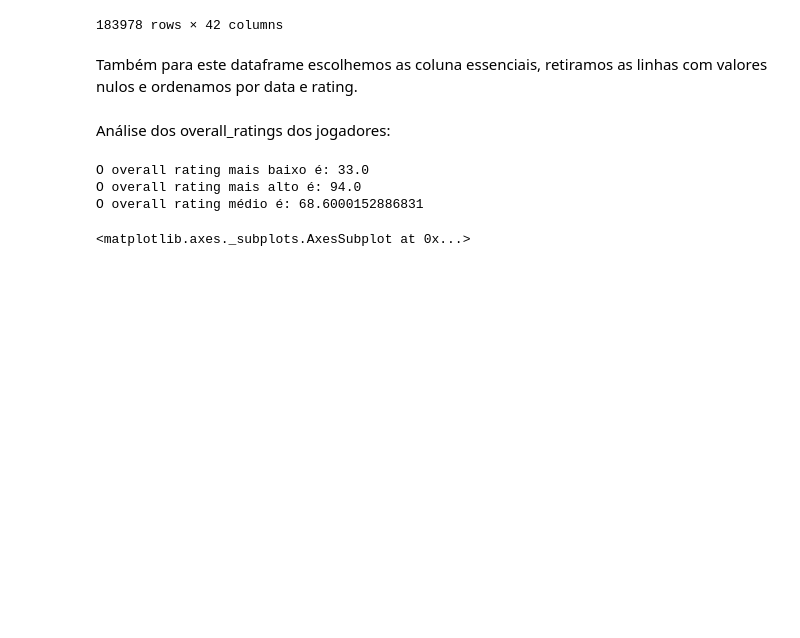
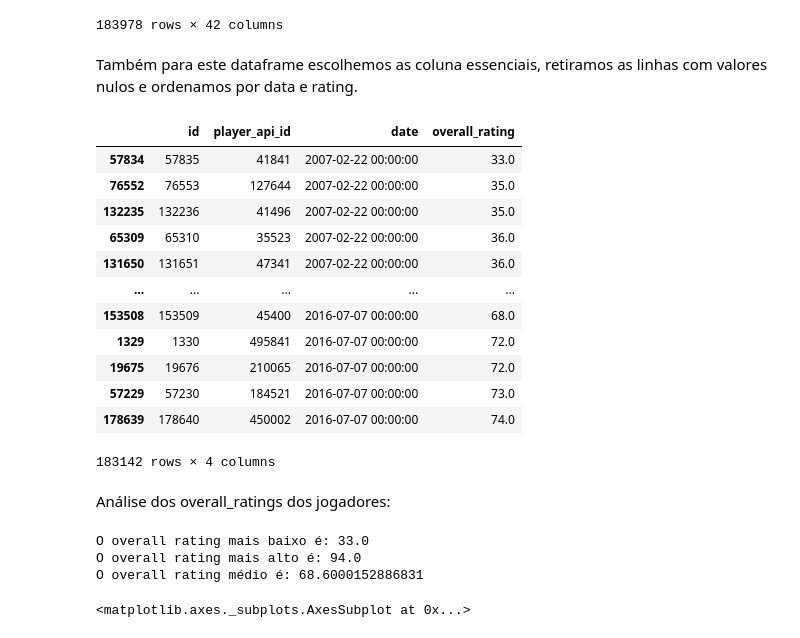
Before and after one commit to jppm99/IART, a Jupyter notebook: T2/src/Trabalho 2.ipynb, the cells around one changed output. Drawn from its saved outputs; the diff is of its cells as text; code cells hidden in the pictures; blank space fills up the shorter version.

```diff
--- a/T2/src/Trabalho 2.ipynb
+++ b/T2/src/Trabalho 2.ipynb
@@ -255,17 +252,31 @@ Também para este dataframe escolhemos as coluna essenciais, retiramos as linhas
 # %%
 # Set dataframe with only the important columns
 players = players[["id",
                     "player_api_id",
                     "date",
                     "overall_rating"]]
 
 # Drop rows with null values
 players = players.dropna()
 
 # Sort by date and rating
-players = players.sort_values(by=['date', 'overall_rating')
+players = players.sort_values(by=['date', 'overall_rating'])
 
 players
+# %% [output]
+|  | id | player_api_id | date | overall_rating |
+| 57834 | 57835 | 41841 | 2007-02-22 00:00:00 | 33.0 |
+| 76552 | 76553 | 127644 | 2007-02-22 00:00:00 | 35.0 |
+| 132235 | 132236 | 41496 | 2007-02-22 00:00:00 | 35.0 |
+| 65309 | 65310 | 35523 | 2007-02-22 00:00:00 | 36.0 |
+| 131650 | 131651 | 47341 | 2007-02-22 00:00:00 | 36.0 |
+| ... | ... | ... | ... | ... |
+| 153508 | 153509 | 45400 | 2016-07-07 00:00:00 | 68.0 |
+| 1329 | 1330 | 495841 | 2016-07-07 00:00:00 | 72.0 |
+| 19675 | 19676 | 210065 | 2016-07-07 00:00:00 | 72.0 |
+| 57229 | 57230 | 184521 | 2016-07-07 00:00:00 | 73.0 |
+| 178639 | 178640 | 450002 | 2016-07-07 00:00:00 | 74.0 |
+183142 rows × 4 columns
 # %% [markdown]
 Análise dos overall_ratings dos jogadores:
 # %%
```
Also changed, not shown: parts of 13 cells of this notebook, 1 other file.
